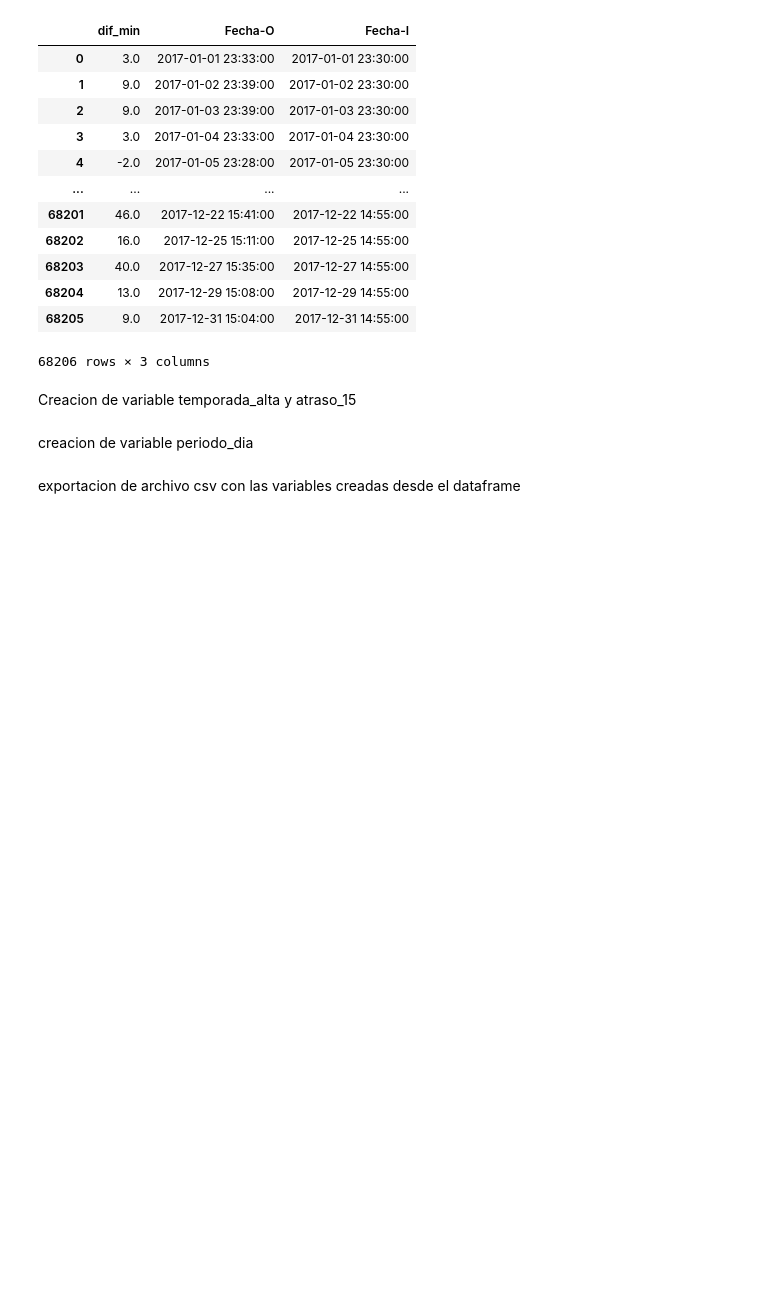
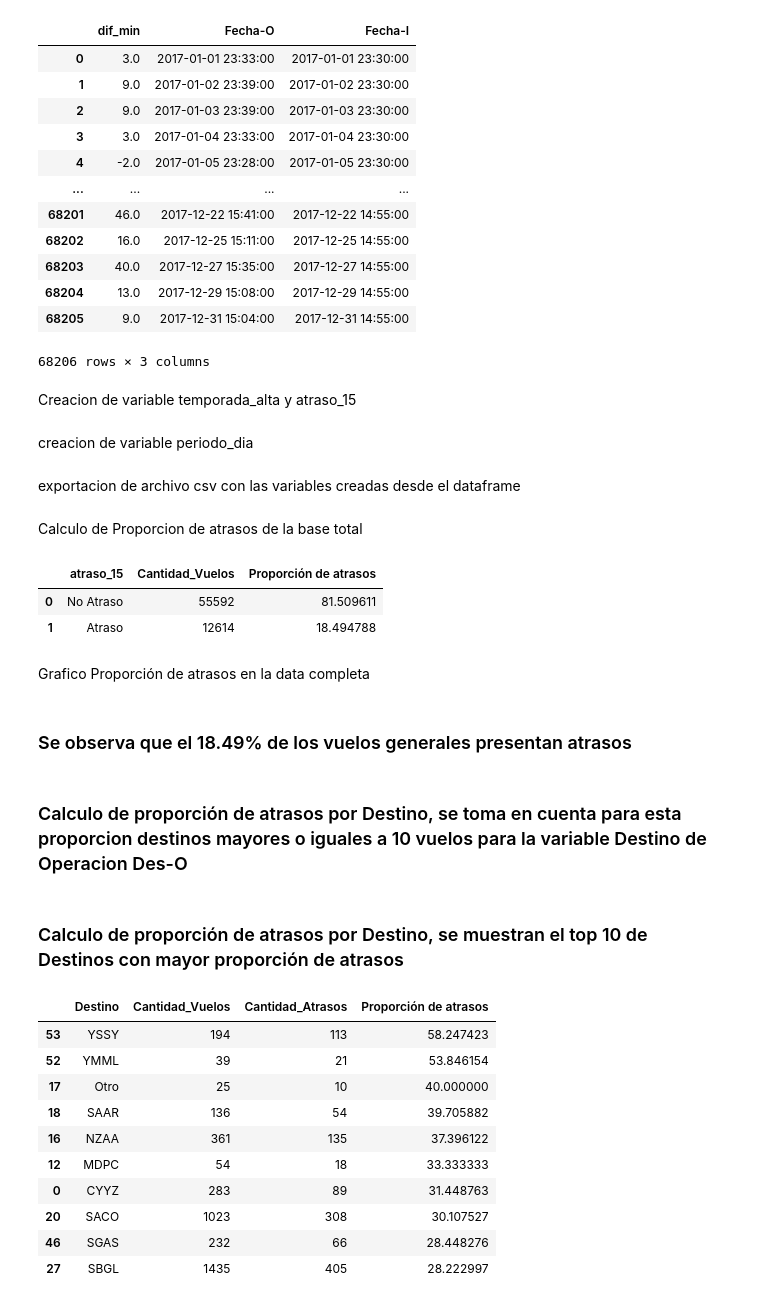
Before and after one commit to oscar-marguirott/desafio-ds-andres-fuentes, a Jupyter notebook: LATAM.ipynb, the cells around one changed output. Cells and saved outputs as stored; diff of their text form; code cells hidden in the pictures; blank space fills up the shorter version.

```diff
--- a/LATAM.ipynb
+++ b/LATAM.ipynb
@@ -179,3 +180,34 @@ synthetic_features = datos[['temporada_alta','dif_min','atraso_15','periodo_dia'
 
 synthetic_features.to_csv("synthetic_features.csv", sep="|"
                           , header=True, index=False)
+# %% [markdown]
+Calculo de Proporcion de atrasos de la base total
+# %%
+Prop_atrasos = datos.groupby(['atraso_15']
+                         # 'Des-O'
+                          #'OPERA',
+                          #'MES',
+                          #'DIA',
+                          #'temporada_alta'
+                        , dropna=False,as_index=False).agg(
+    Cantidad_Vuelos = ('atraso_15','count'))
+Prop_atrasos['Proporción de atrasos'] = (Prop_atrasos['Cantidad_Vuelos']/68203)*100
+
+
+def f(row):
+    if row == 0:
+        val = 'No Atraso'
+    else:
+        val = 'Atraso'
+    return val
+Prop_atrasos['atraso_15'] = Prop_atrasos['atraso_15'].apply(f)
+Prop_atrasos
+
+
+Prop_atrasos
+# %% [output]
+|  | atraso_15 | Cantidad_Vuelos | Proporción de atrasos |
+| 0 | No Atraso | 55592 | 81.509611 |
+| 1 | Atraso | 12614 | 18.494788 |
+# %% [markdown]
+Grafico Proporción de atrasos en la data completa
@@ -181,0 +225,47 @@ synthetic_features.to_csv("synthetic_features.csv", sep="|"
+# %% [markdown]
+### Se observa que el 18.49% de los vuelos generales presentan atrasos
+# %% [markdown]
+### Calculo de proporción de atrasos por Destino, se toma en cuenta para esta proporcion destinos mayores o iguales a 10 vuelos para la variable Destino de Operacion Des-O
+# %%
+Destino_pre = datos.groupby(['Des-O']
+                          #'OPERA',
+                          #'MES',
+                          #'DIA',
+                          #'temporada_alta'
+                        , dropna=False, as_index= False).agg(
+    Cantidad_Vuelos = ('atraso_15','count'))
+
+
+Destino_menores = Destino_pre[Destino_pre['Cantidad_Vuelos']<=10]
+
+flex = Destino_menores['Des-O'].to_list() #agrega lista de destinos con menos de 10 vuelos
+datos['Destino'] = np.where(datos['Des-O'].isin(flex), 'Otro',datos['Des-O']) #Creación de variable Destino donde se agrupan los DES-O con menos de 10 vuelos en categoria Otros
+# %% [markdown]
+### Calculo de proporción de atrasos por Destino, se muestran el top 10 de Destinos con mayor proporción de atrasos
+# %%
+Destino = datos.groupby(['Destino']
+                          #'OPERA',
+                          #'MES',
+                          #'DIA',
+                          #'temporada_alta'
+                        ,as_index=False, dropna=False).agg(
+    Cantidad_Vuelos = ('atraso_15','count'),
+    Cantidad_Atrasos = ('atraso_15','sum'))
+
+Destino['Proporción de atrasos'] = Destino['Cantidad_Atrasos']/Destino['Cantidad_Vuelos']*100 #Calculo proporción de atrasos
+
+Destino[Destino['Cantidad_Vuelos']>10].sort_values('Proporción de atrasos',ascending=False).head(10)
+Destino_mayores = Destino[Destino['Cantidad_Vuelos']>10].sort_values('Proporción de atrasos',ascending=False)
+Destino_mayores.sort_values('Proporción de atrasos',ascending=False).head(10)
+# %% [output]
+|  | Destino | Cantidad_Vuelos | Cantidad_Atrasos | Proporción de atrasos |
+| 53 | YSSY | 194 | 113 | 58.247423 |
+| 52 | YMML | 39 | 21 | 53.846154 |
+| 17 | Otro | 25 | 10 | 40.000000 |
+| 18 | SAAR | 136 | 54 | 39.705882 |
+| 16 | NZAA | 361 | 135 | 37.396122 |
+| 12 | MDPC | 54 | 18 | 33.333333 |
+| 0 | CYYZ | 283 | 89 | 31.448763 |
+| 20 | SACO | 1023 | 308 | 30.107527 |
+| 46 | SGAS | 232 | 66 | 28.448276 |
+| 27 | SBGL | 1435 | 405 | 28.222997 |
```
Also changed, not shown: parts of 19 cells of this notebook.
